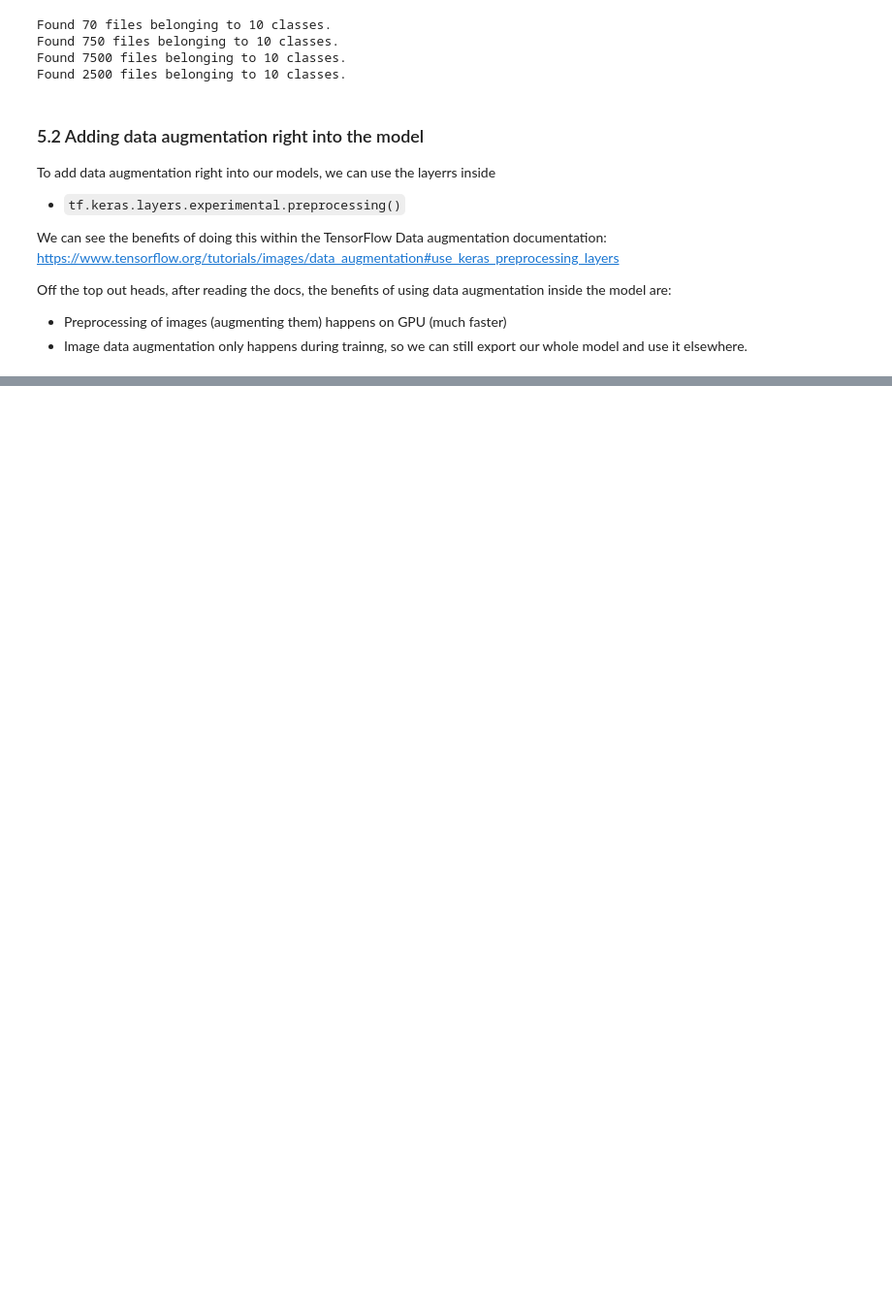
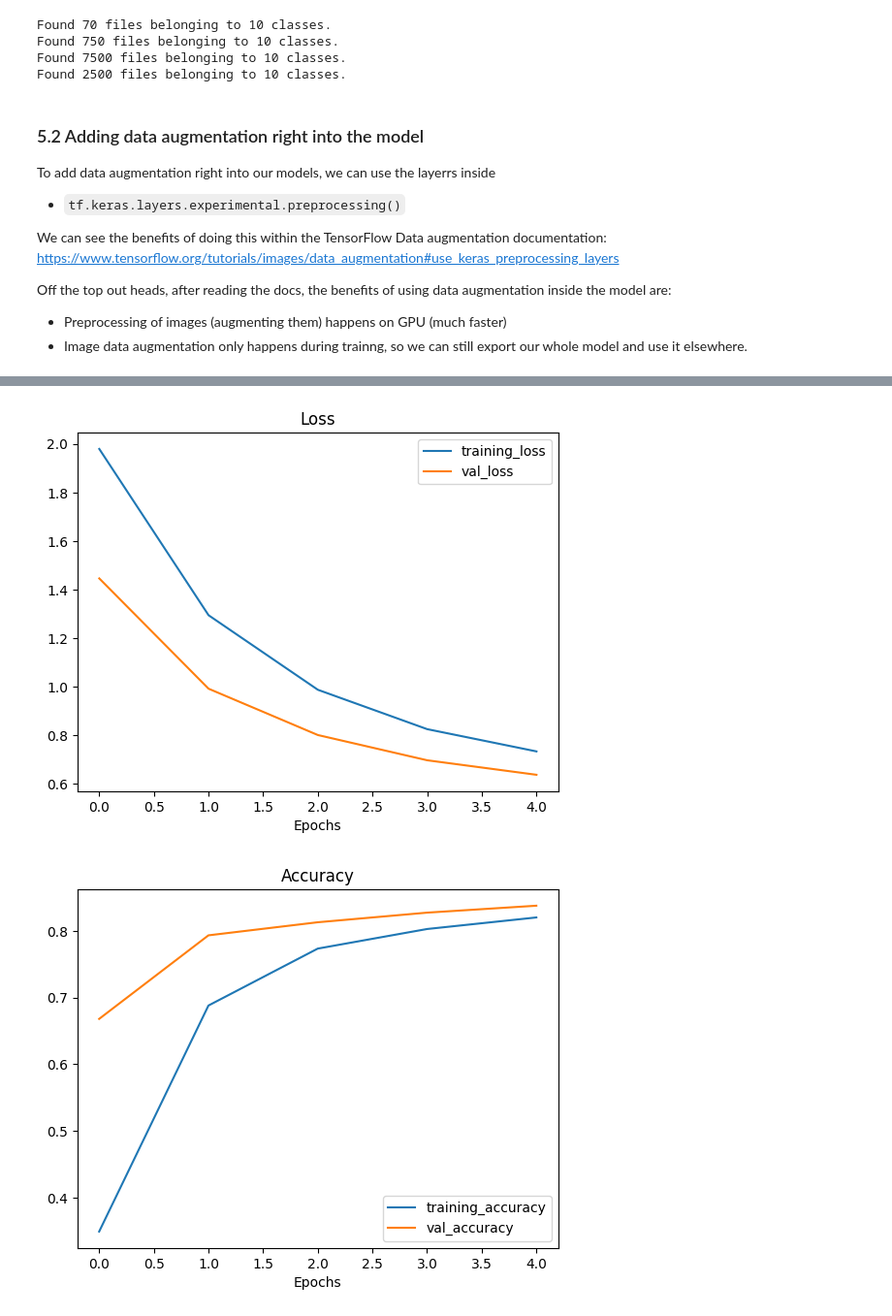
Before and after one commit to haapsee/JupyterNotebooks, a Jupyter notebook: jupyterprojects/Course_Tensorflow_for_Deep_Learning_Bootcamp/notes/05_Transfer_learning_in_tensorflow_part_2_fine_tuning.ipynb, the cells around one changed output, grey strips where cells are left out. Shown at 97% size. Cells and saved outputs as stored; diff of their text form; code cells hidden in the pictures; blank space fills up the shorter version.

```diff
--- a/jupyterprojects/Course_Tensorflow_for_Deep_Learning_Bootcamp/notes/05_Transfer_learning_in_tensorflow_part_2_fine_tuning.ipynb
+++ b/jupyterprojects/Course_Tensorflow_for_Deep_Learning_Bootcamp/notes/05_Transfer_learning_in_tensorflow_part_2_fine_tuning.ipynb
@@ -419,0 +594,22 @@ data_augmentation = keras.Sequential([
+# %%
+# Set checkpoint path
+checkpoint_dir = "10_percent_model_checkpoints_weights/checkpoint.ckpt"
+
+# Create a modelCheckpoint callback that saves the model's weights only
+checkpoint_callback = tf.keras.callbacks.ModelCheckpoint(
+    filepath=checkpoint_dir,
+    save_weights_only=True,
+    save_best_only=False,
+    save_freq="epoch",
+    verbose=1
+)
+# %%
+# Fit model 2
+model_2_his = model_2.fit(
+    train_data_10_percent,
+    epochs=5,
+    steps_per_epoch=len(train_data_10_percent),
+    validation_data=test_data,
+    validation_steps=len(test_data),
+    callbacks=[checkpoint_callback]
+)
@@ -419,0 +643,6 @@ data_augmentation = keras.Sequential([
+# %%
+# Plot model loss curves
+plot_loss_curves(model_2_his)
+# %% [output]
+[figure, added]
+[figure, added]
```
Also changed, not shown: parts of 52 cells of this notebook.
